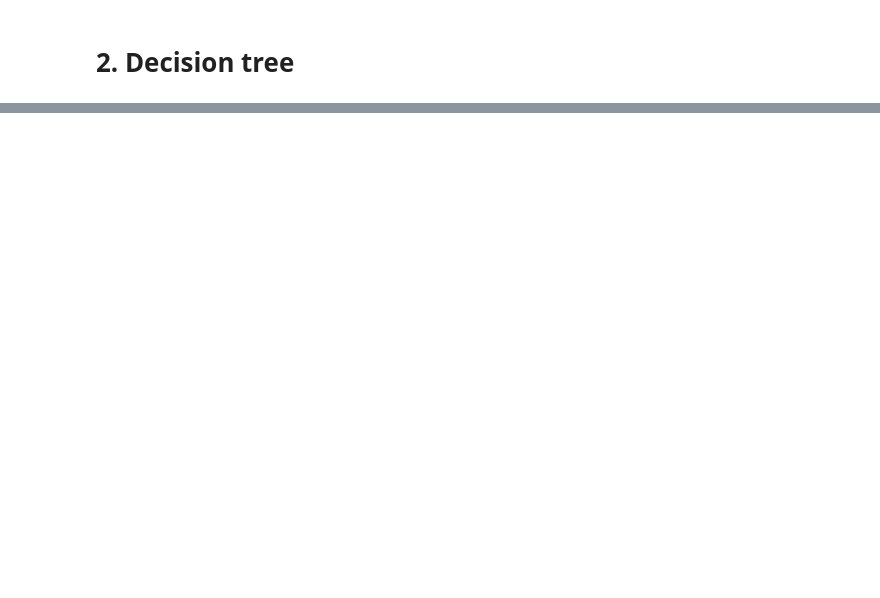
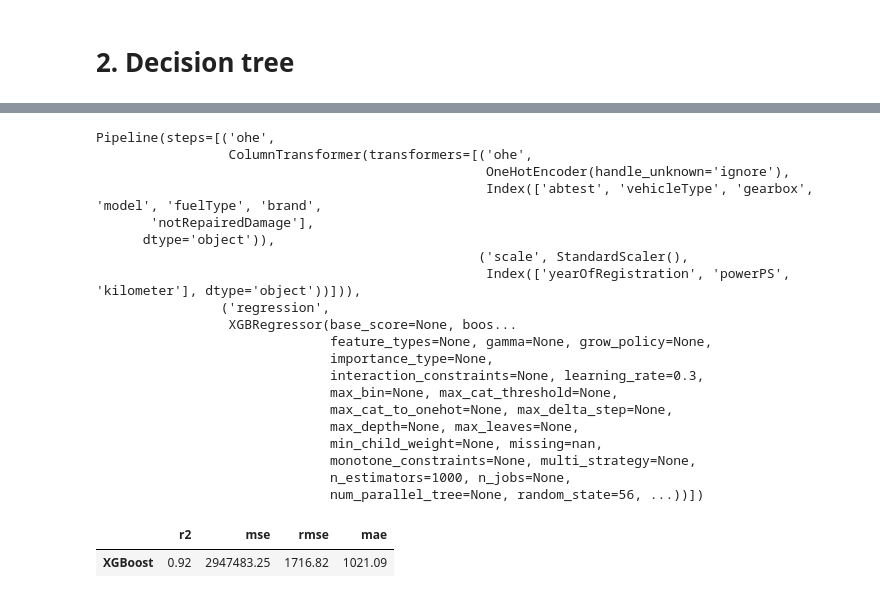
Before and after one commit to yegorchq/usedcars, a Jupyter notebook: usedcars.ipynb, the cells around one changed output, grey strips where cells are left out. Drawn from its saved outputs; the diff is of its cells as text; code cells hidden in the pictures; blank space fills up the shorter version.

```diff
--- a/usedcars.ipynb
+++ b/usedcars.ipynb
@@ -639,0 +708,52 @@ df_metrics
+# %%
+from xgboost import XGBRegressor
+regressor = XGBRegressor(
+    n_estimators=1000,
+    learning_rate=0.3,
+    random_state=56
+)
+
+column_transformer = ColumnTransformer([
+    ('ohe', OneHotEncoder(handle_unknown="ignore"), categorical),
+    ('scale', StandardScaler(), numeric)
+])
+
+pipeline = Pipeline(steps=[
+    ('ohe', column_transformer),
+    ('regression', regressor)
+])
+
+pipeline.fit(X_train, y_train)
+y_pred = pipeline.predict(X_valid)
+
+df_metrics.loc['XGBoost'] = np.round([
+    r2_score(y_valid, y_pred),
+    mean_squared_error(y_valid, y_pred),
+    np.sqrt(mean_squared_error(y_valid, y_pred)),
+    mean_absolute_error(y_valid, y_pred)
+],2)
+
+df_metrics.loc[['XGBoost']]
+# %% [output]
+Pipeline(steps=[('ohe',
+                 ColumnTransformer(transformers=[('ohe',
+                                                  OneHotEncoder(handle_unknown='ignore'),
+                                                  Index(['abtest', 'vehicleType', 'gearbox', 'model', 'fuelType', 'brand',
+       'notRepairedDamage'],
+      dtype='object')),
+                                                 ('scale', StandardScaler(),
+                                                  Index(['yearOfRegistration', 'powerPS', 'kilometer'], dtype='object'))])),
+                ('regression',
+                 XGBRegressor(base_score=None, boos...
+                              feature_types=None, gamma=None, grow_policy=None,
+                              importance_type=None,
+                              interaction_constraints=None, learning_rate=0.3,
+                              max_bin=None, max_cat_threshold=None,
+                              max_cat_to_onehot=None, max_delta_step=None,
+                              max_depth=None, max_leaves=None,
+                              min_child_weight=None, missing=nan,
+                              monotone_constraints=None, multi_strategy=None,
+                              n_estimators=1000, n_jobs=None,
+                              num_parallel_tree=None, random_state=56, ...))])
+|  | r2 | mse | rmse | mae |
+| XGBoost | 0.92 | 2947483.25 | 1716.82 | 1021.09 |
```
Also changed, not shown: parts of 22 cells of this notebook, 1 other file.
